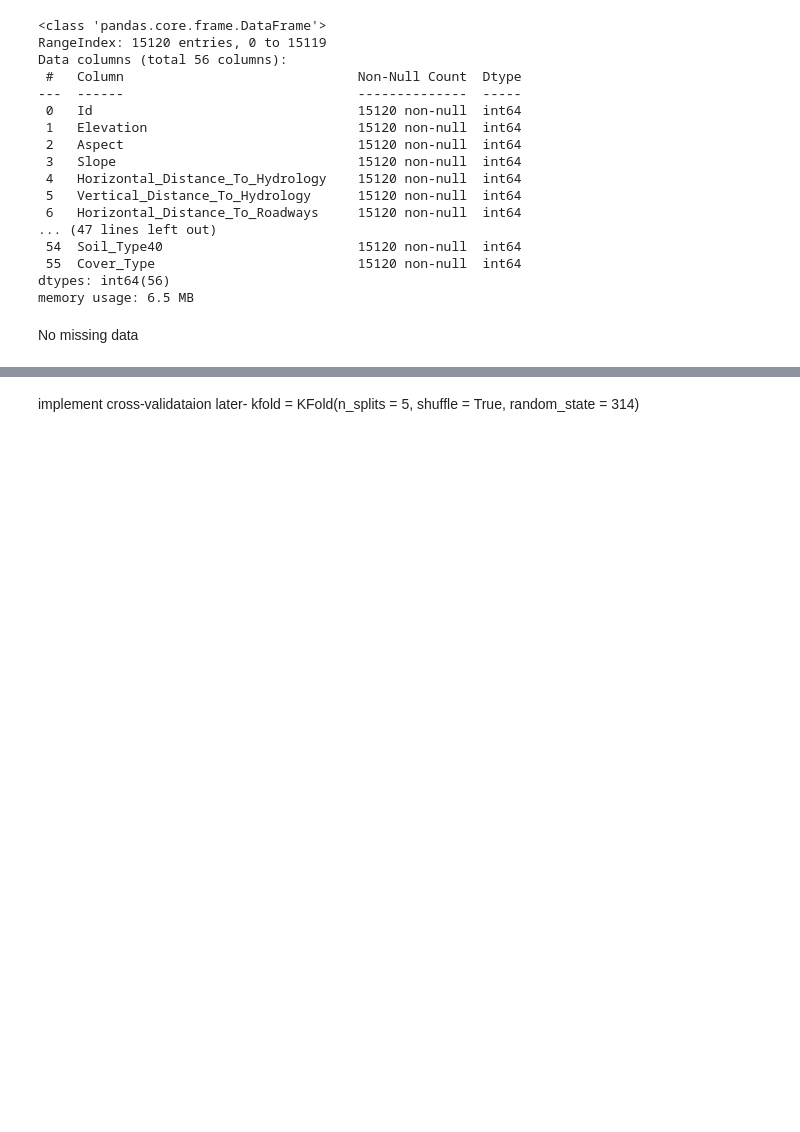
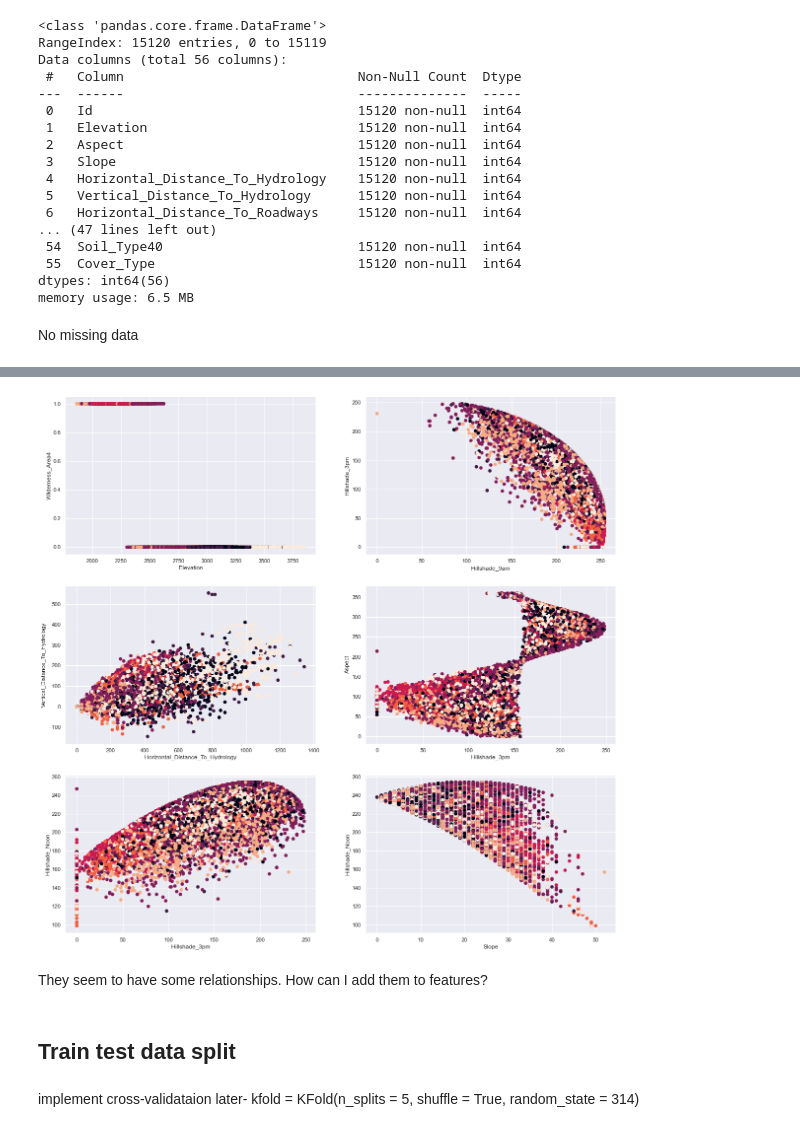
Before and after one commit to Erdos-Team-Juniper/forest_cover_type, a Jupyter notebook: Model comparisons.ipynb, the cells around one changed output, grey strips where cells are left out. Drawn from its saved outputs; the diff is of its cells as text; code cells hidden in the pictures; blank space fills up the shorter version.

```diff
--- a/Model comparisons.ipynb
+++ b/Model comparisons.ipynb
@@ -41,2 +72,31 @@ No missing data
+# %%
+figure, axis = plt.subplots(3,2,figsize=(20,20))
+
+axis[0, 0].scatter(data.Elevation, data.Wilderness_Area4,c = data.Cover_Type)
+axis[0, 0].set(xlabel='Elevation', ylabel='Wilderness_Area4')
+
+axis[0, 1].scatter(data.Hillshade_9am, data.Hillshade_3pm,c = data.Cover_Type)
+axis[0, 1].set(xlabel='Hillshade_9am', ylabel='Hillshade_3pm')
+
+axis[2, 1].scatter(data.Slope, data.Hillshade_Noon,c = data.Cover_Type)
+axis[2, 1].set(xlabel='Slope', ylabel='Hillshade_Noon')
+
+axis[2, 0].scatter(data.Hillshade_3pm, data.Hillshade_Noon,c = data.Cover_Type)
+axis[2, 0].set(xlabel='Hillshade_3pm', ylabel='Hillshade_Noon')
+
+axis[1, 1].scatter(data.Hillshade_3pm, data.Aspect,c = data.Cover_Type)
+axis[1, 1].set(xlabel='Hillshade_3pm', ylabel='Aspect')
+
+axis[1, 0].scatter(data.Horizontal_Distance_To_Hydrology, data.Vertical_Distance_To_Hydrology,c = data.Cover_Type)
+axis[1, 0].set(xlabel = "Horizontal_Distance_To_Hydrology", ylabel = "Vertical_Distance_To_Hydrology")
+
+
+plt.show()
+# %% [output]
+[figure, added]
+# %% [markdown]
+They seem to have some relationships. How can I add them to features?
+# %% [markdown]
+## Train test data split
 # %%
 data1 = data.copy(deep=True)
```
Also changed, not shown: parts of 14 cells of this notebook.
